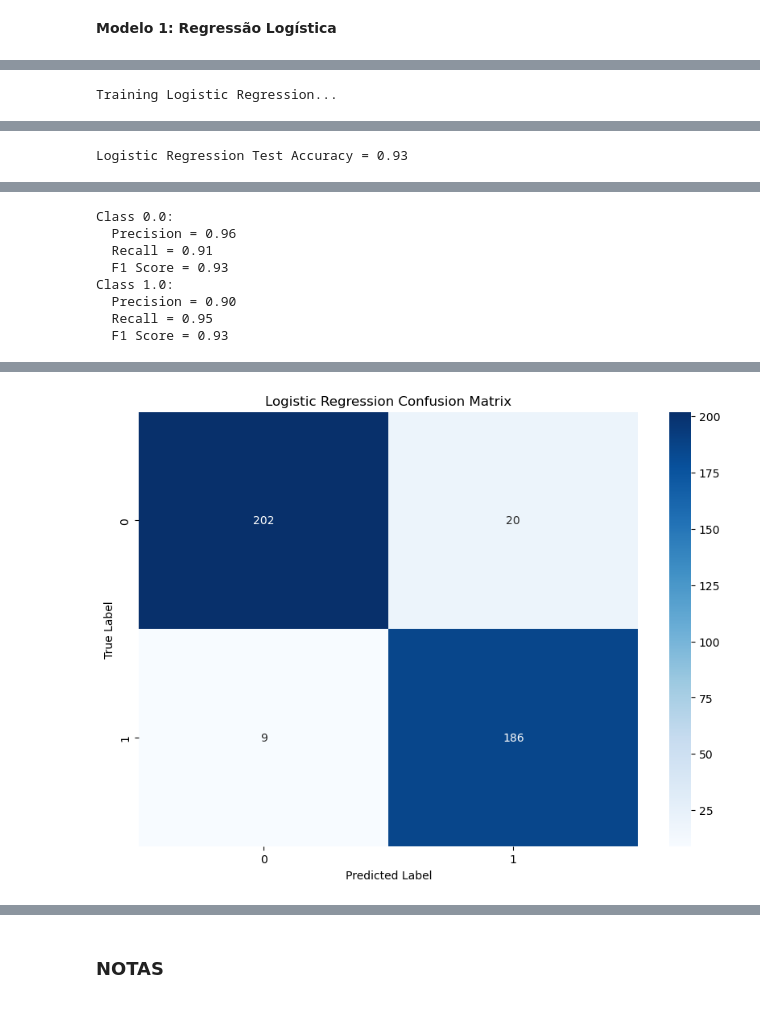
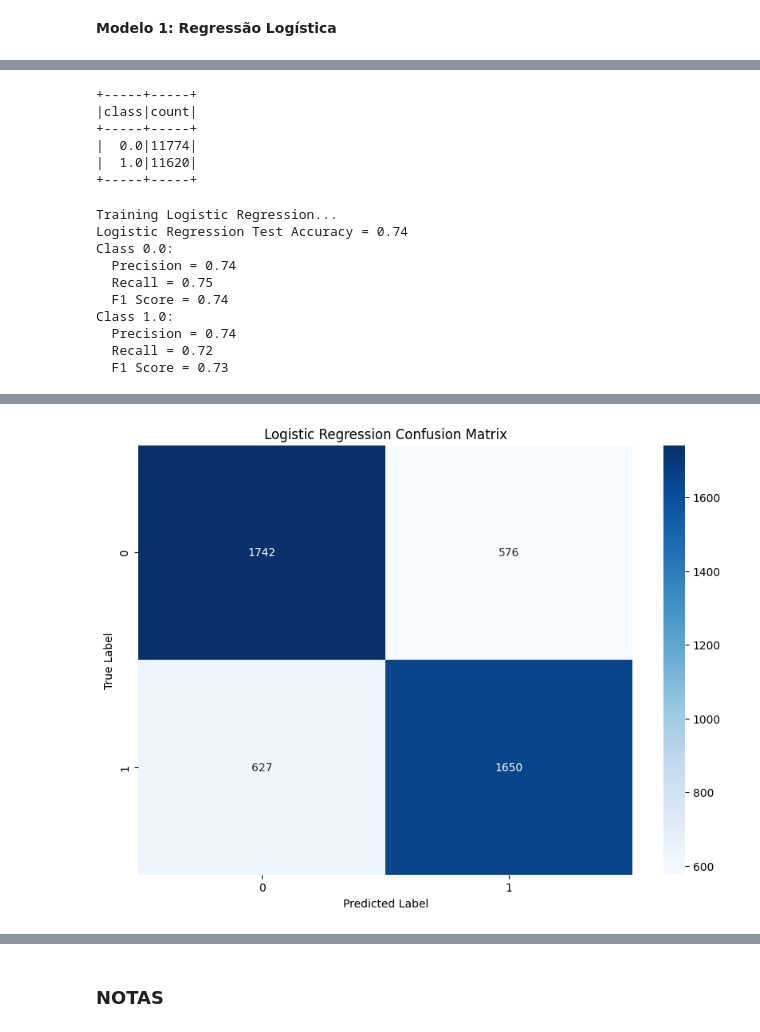
Before and after one commit to nuno5645/processamento_big_data, a Jupyter notebook: text_models.ipynb, the cells around one changed output, grey strips where cells are left out. Saved outputs shown, nothing was run; the diff lists cells and outputs as text; code cells hidden in the pictures.

```diff
--- a/text_models.ipynb
+++ b/text_models.ipynb
@@ -11,14 +69,31 @@ from pyspark.ml.feature import Bucketizer
 import matplotlib.pyplot as plt
 from pyspark.sql import functions as F
 import os
+from pyspark.sql import SparkSession
+from pyspark.sql.functions import col, length, dayofweek, when, to_timestamp
+from pyspark.ml.feature import Bucketizer, VectorAssembler, StringIndexer, StandardScaler
+from pyspark.ml.classification import LogisticRegression
+from pyspark.ml import Pipeline
+from pyspark.ml.evaluation import MulticlassClassificationEvaluator
+from pyspark.mllib.evaluation import MulticlassMetrics
+import matplotlib.pyplot as plt
+import seaborn as sns
+from pyspark.ml import Pipeline
+from pyspark.ml.classification import RandomForestClassifier, GBTClassifier, DecisionTreeClassifier, LinearSVC
+from pyspark.ml.evaluation import MulticlassClassificationEvaluator, RegressionEvaluator
+from pyspark.mllib.evaluation import MulticlassMetrics
+import matplotlib.pyplot as plt
+import seaborn as sns
+
 
 spark = SparkSession.builder \
     .appName("LogisticRegressionExample") \
     .getOrCreate()
 
 
-df = spark.read.parquet("dataset/text.parquet")
+df = spark.read.parquet("dataset/processed_review_1.parquet")
 
+df = df.select('features', 'class')
 
 df.printSchema()
 df.show(5)
@@ -114,3 +115,17 @@ DataFrame[reviewText: string, class: double]
+# %%
+class_distribution = df.groupBy("class").count().orderBy("class")
+class_distribution.show()
+
+
+
+train_df, test_df = df.randomSplit([0.8, 0.2], seed=42)
+# %% [output]
++-----+-----+
+|class|count|
++-----+-----+
+|  0.0|11774|
+|  1.0|11620|
++-----+-----+
 # %%
 # Logistic Regression Model
 model = LogisticRegression(labelCol="class")
@@ -119,7 +134,7 @@ model_name = "Logistic Regression"
 print(f"Training {model_name}...")
 
 # Pipeline construction
-pipeline = Pipeline(stages=[tokenizer, remover, hashingTF, idf, model])
+pipeline = Pipeline(stages=[model])
 
 # Train the model using the training data
 trained_model = pipeline.fit(train_df)
@@ -159,5 +174,18 @@ plt.xlabel('Predicted Label')
 plt.ylabel('True Label')
 plt.title(f'{model_name} Confusion Matrix')
 plt.show()
+
+regression_evaluator = RegressionEvaluator(labelCol="class", predictionCol="prediction", metricName="rmse")
+rmse = regression_evaluator.evaluate(predictions)
+print(f"LR Test RMSE = {rmse}")
 # %% [output]
 Training Logistic Regression...
+Logistic Regression Test Accuracy = 0.74
+Class 0.0:
+  Precision = 0.74
+  Recall = 0.75
+  F1 Score = 0.74
+Class 1.0:
+  Precision = 0.74
+  Recall = 0.72
+  F1 Score = 0.73
@@ -181 +191,0 @@ Training Logistic Regression...
-Logistic Regression Test Accuracy = 0.93
@@ -183,8 +191,0 @@ Logistic Regression Test Accuracy = 0.93
-Class 0.0:
-  Precision = 0.96
-  Recall = 0.91
-  F1 Score = 0.93
-Class 1.0:
-  Precision = 0.90
-  Recall = 0.95
-  F1 Score = 0.93
@@ -192,4 +192,4 @@ Class 1.0:
-[figure, old version]
+[figure, new version]
 # %%
 # Decision Tree Model
 model = DecisionTreeClassifier(labelCol="class")
```
Also changed, not shown: parts of 10 cells of this notebook.
